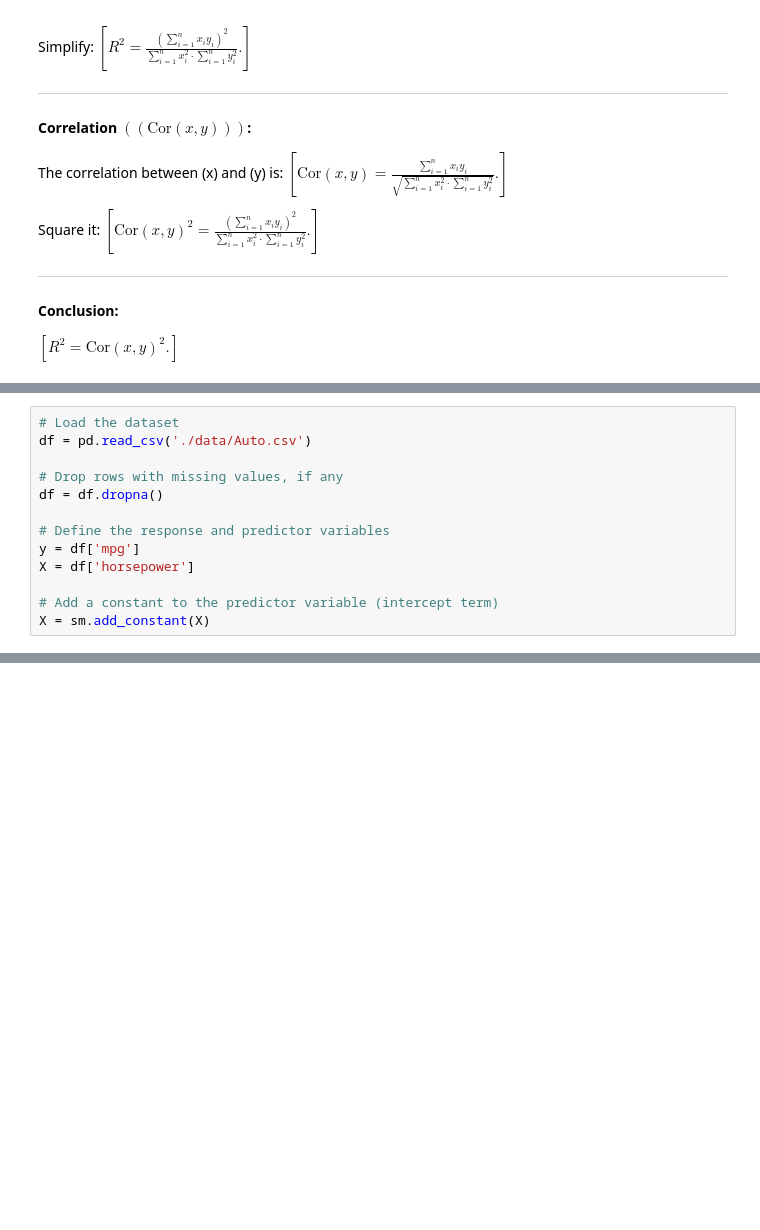
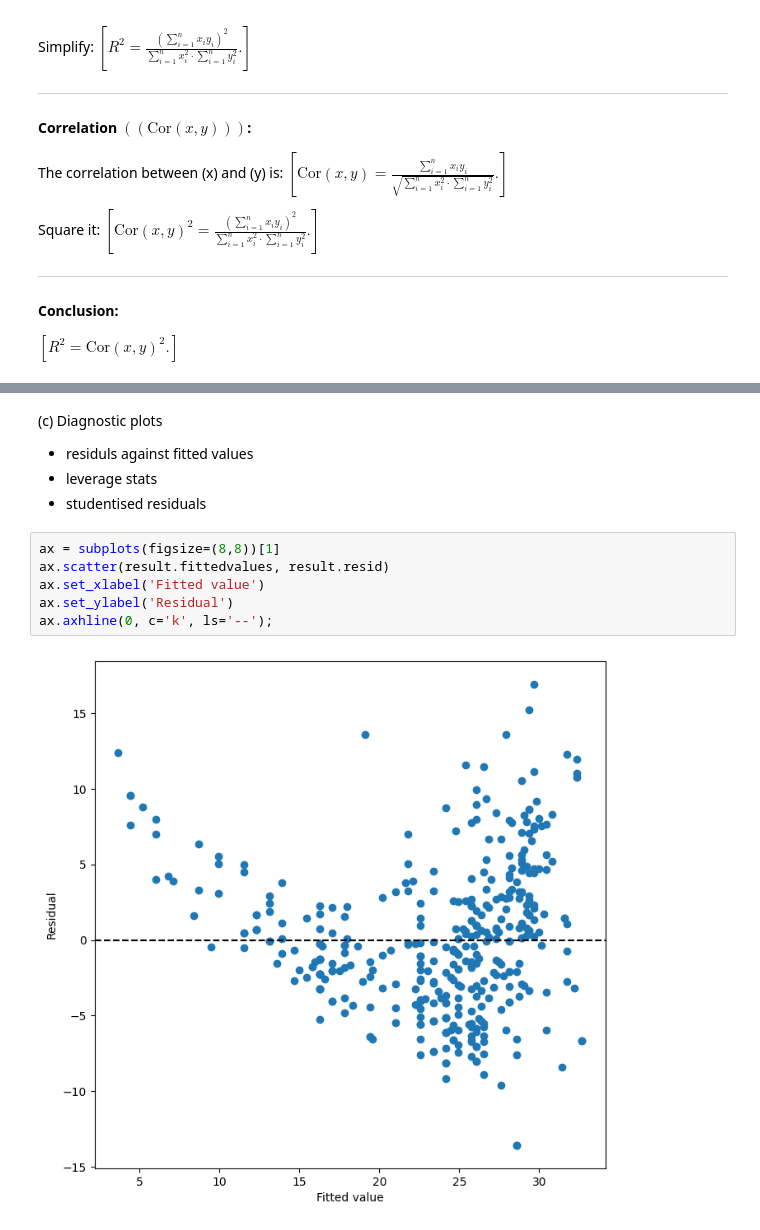
Before and after one commit to burhanuddin20/ISL, a Jupyter notebook: CH3/chapter3Ex.ipynb, the cells around one changed output, grey strips where cells are left out. Saved outputs shown, nothing was run; the diff lists cells and outputs as text; blank space fills up the shorter version.

```diff
--- a/CH3/chapter3Ex.ipynb
+++ b/CH3/chapter3Ex.ipynb
@@ -204,13 +203,0 @@ Matplotlib is building the font cache; this may take a moment.
-# %%
-# Load the dataset
-df = pd.read_csv('./data/Auto.csv')
-
-# Drop rows with missing values, if any
-df = df.dropna()
-
-# Define the response and predictor variables
-y = df['mpg']
-X = df['horsepower']
-
-# Add a constant to the predictor variable (intercept term)
-X = sm.add_constant(X)
@@ -221,0 +296,13 @@ ValueError: Pandas data cast to numpy dtype of object. Check input data with np.
+# %% [markdown]
+(c) Diagnostic plots
+ - residuls against fitted values
+ - leverage stats
+ - studentised residuals
+# %%
+ax = subplots(figsize=(8,8))[1]
+ax.scatter(result.fittedvalues, result.resid)
+ax.set_xlabel('Fitted value')
+ax.set_ylabel('Residual')
+ax.axhline(0, c='k', ls='--');
+# %% [output]
+[figure, added]
```
Also changed, not shown: parts of 84 cells of this notebook, 1 other file.
